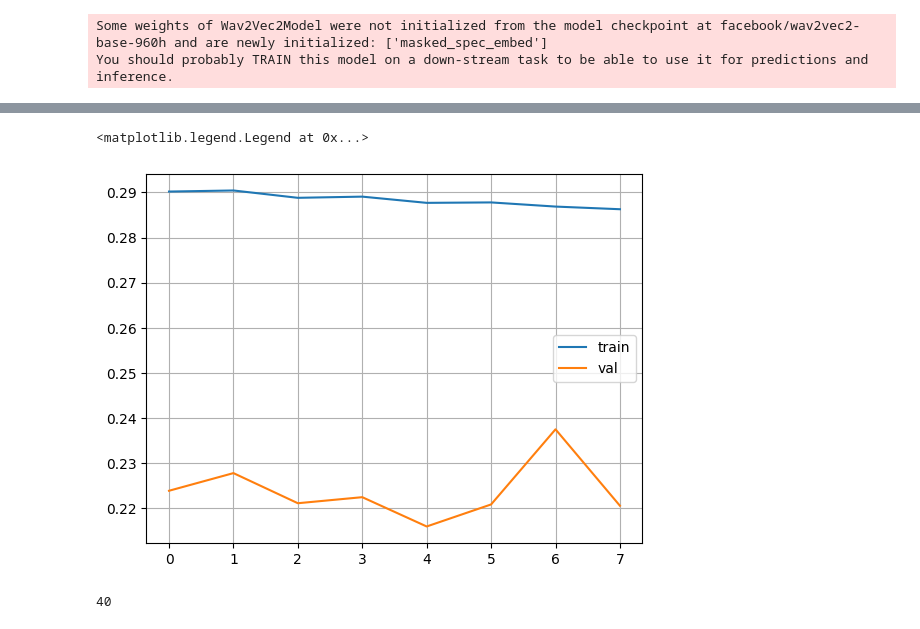
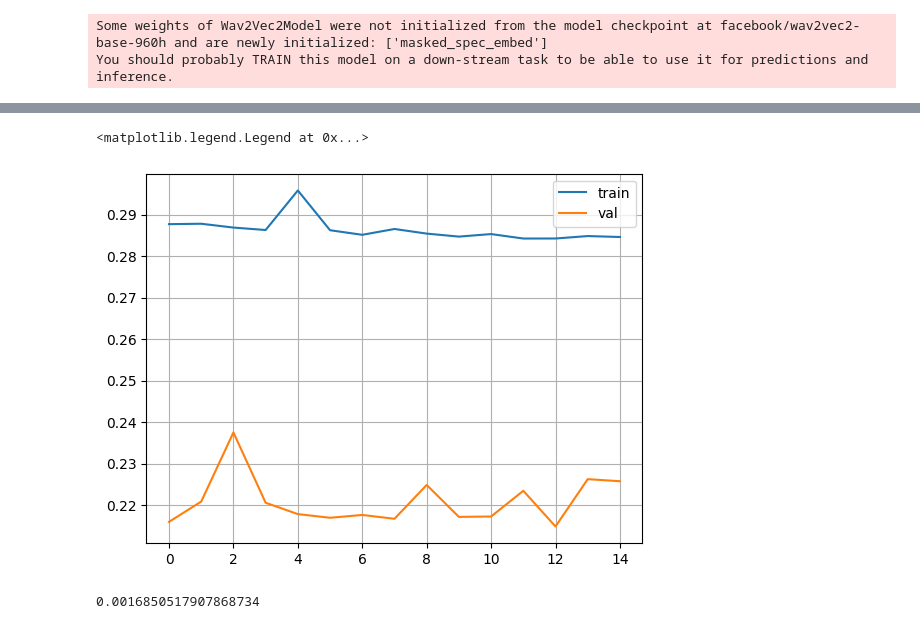
Before and after one commit to roman0810/sound2image, a Jupyter notebook: eval.ipynb, the cells around one changed output, grey strips where cells are left out. Cells and saved outputs as stored; diff of their text form; code cells hidden in the pictures.

```diff
--- a/eval.ipynb
+++ b/eval.ipynb
@@ -58,15 +58,15 @@ last lr = 0.00033448587928484007
 # %%
-plt.plot(train_losses[-8:], label='train')
-plt.plot(val_losses[-8:], label='val')
+plt.plot(train_losses[-15:], label='train')
+plt.plot(val_losses[-15:], label='val')
 plt.grid()
 plt.legend()
 # %% [output]
 <matplotlib.legend.Legend at 0x...>
-[figure, old version]
+[figure, new version]
 # %%
-len(train_losses)
+train_losses[39]-train_losses[-1]
 # %% [output]
-40
+0.0016850517907868734
 # %%
 audio,image = next(iter(val_loader))
 audio_embeds = encode(audio.to(device))
```
Also changed, not shown: parts of 3 cells of this notebook, 5 other files.
